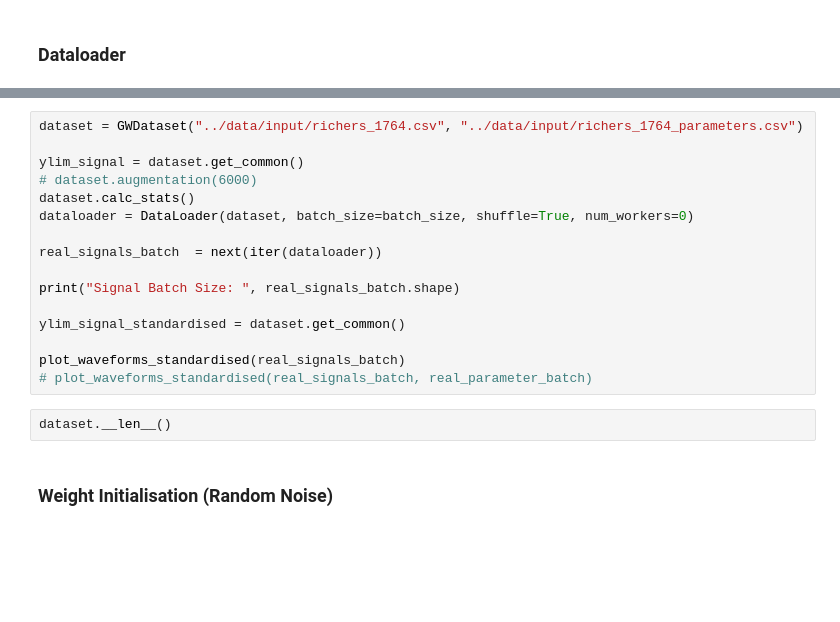
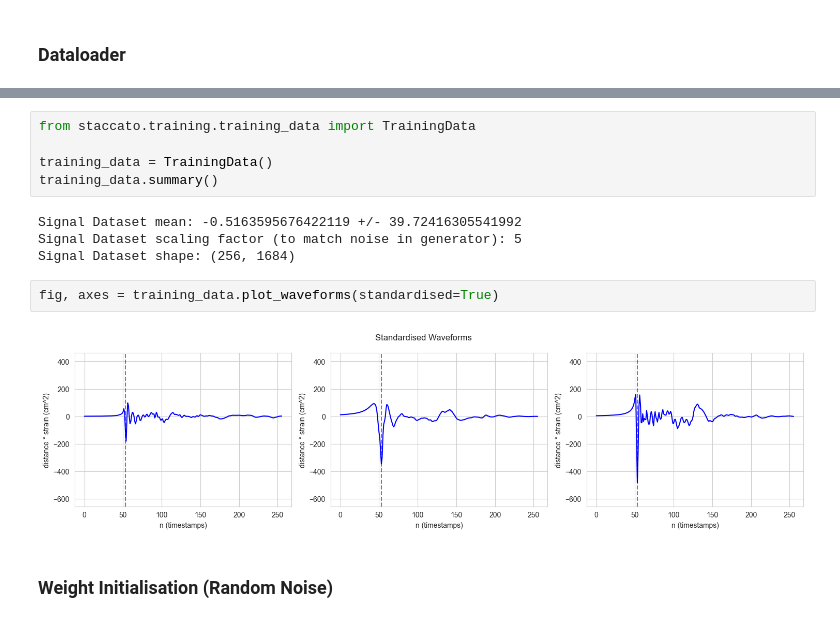
Before and after one commit to starccato/starccato, a Jupyter notebook: docs/training.ipynb, the cells around one changed output, grey strips where cells are left out. Saved outputs shown, nothing was run; the diff lists cells and outputs as text; blank space fills up the shorter version.

Commit message:
add training-data test

```diff
--- a/docs/training.ipynb
+++ b/docs/training.ipynb
@@ -324,21 +81,16 @@ def plot_waveforms(real_signals_batch):
-# %%
-dataset = GWDataset("../data/input/richers_1764.csv", "../data/input/richers_1764_parameters.csv")
-
-ylim_signal = dataset.get_common()
-# dataset.augmentation(6000)
-dataset.calc_stats()
-dataloader = DataLoader(dataset, batch_size=batch_size, shuffle=True, num_workers=0)
-
-real_signals_batch  = next(iter(dataloader))
-
-print("Signal Batch Size: ", real_signals_batch.shape)
-
-ylim_signal_standardised = dataset.get_common()
-
-plot_waveforms_standardised(real_signals_batch)
-# plot_waveforms_standardised(real_signals_batch, real_parameter_batch)
-# %%
-dataset.__len__()
+# %%
+from staccato.training.training_data import TrainingData
+
+training_data = TrainingData()
+training_data.summary()
+# %% [output]
+Signal Dataset mean: -0.5163595676422119 +/- 39.72416305541992
+Signal Dataset scaling factor (to match noise in generator): 5
+Signal Dataset shape: (256, 1684)
+# %%
+fig, axes = training_data.plot_waveforms(standardised=True)
+# %% [output]
+[figure, added]
 # %% [markdown]
 ### Weight Initialisation (Random Noise)
 # %%
```
Also changed, not shown: parts of 4 cells of this notebook, 16 other files.
